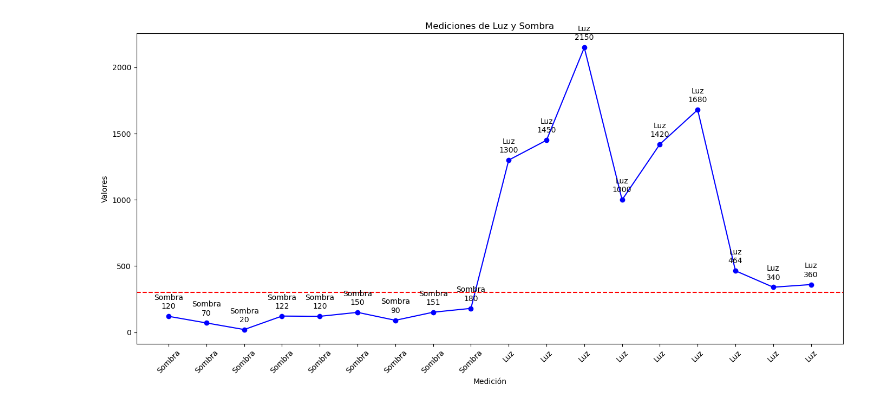
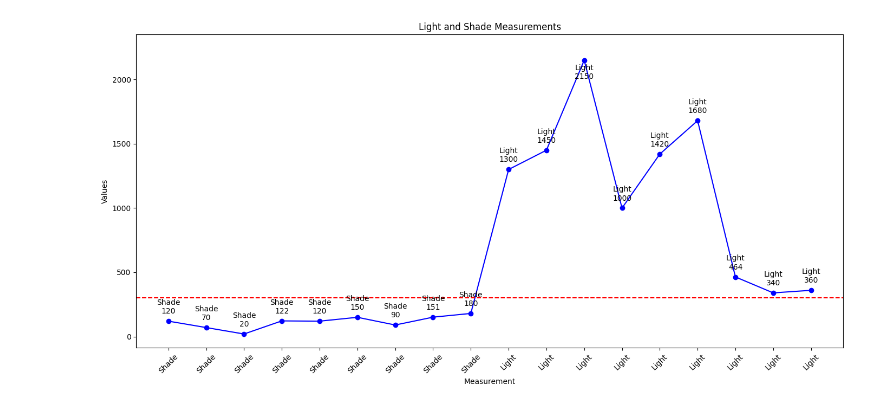
Before and after one commit to IKIAM-NPLab/I_guayusa_chlorogenic_acids, a Jupyter notebook: Notebooks/Control_letter_validation_method.ipynb, the cells around one changed output. Saved outputs shown, nothing was run; the diff lists cells and outputs as text; code cells hidden in the pictures.

```diff
--- a/Notebooks/Control_letter_validation_method.ipynb
+++ b/Notebooks/Control_letter_validation_method.ipynb
@@ -227,52 +270,51 @@ repetibilidad, precision_intermedia
 # %%
 import matplotlib.pyplot as plt
 import pandas as pd
-import os  # Importar para manejar directorios
+import os
 
-# Datos
-condiciones_nuevos = ['Sombra'] * 9 + ['Luz'] * 9
+#Data
+condiciones_nuevos = ['Shade'] * 9 + ['Light'] * 9
 valores_nuevos = [120, 70, 20, 122, 120, 150, 90, 151, 180,
                   1300, 1450, 2150, 1000, 1420, 1680, 464, 340, 360]
 
-# Crear DataFrame
+# Create DataFrame
 df_nuevos = pd.DataFrame({
-    'Condiciones': condiciones_nuevos,
+    'Conditions': condiciones_nuevos,
     'Valores': valores_nuevos
 })
 df_nuevos['Index'] = range(len(df_nuevos))
 
-# Crear figura
+# Create figure
 plt.figure(figsize=(14, 7))
 plt.plot(df_nuevos['Index'], df_nuevos['Valores'], marker='o', linestyle='-', color='blue')
 
-# Añadir etiquetas a cada punto
-for i, (val, cond) in enumerate(zip(df_nuevos['Valores'], df_nuevos['Condiciones'])):
-    plt.annotate(f'{cond}\n{val}', (i, val), textcoords="offset points", xytext=(0, 10), ha='center')
+# Add labels to each point with adaptive scrolling
+for i, (val, cond) in enumerate(zip(df_nuevos['Valores'], df_nuevos['Conditions'])):
+    offset = 10 if val < 2000 else -25  # Alejar etiqueta del borde si valor es muy alto
+    plt.annotate(f'{cond}\n{val}', (i, val), textcoords="offset points", xytext=(0, offset), ha='center')
 
-# Línea horizontal en y=300
+# Horizontal line at y=300
 plt.axhline(y=300, color='red', linestyle='--')
 
-# Títulos y ejes
-plt.title('Mediciones de Luz y Sombra')
-plt.xlabel('Medición')
-plt.ylabel('Valores')
-plt.xticks(df_nuevos['Index'], df_nuevos['Condiciones'], rotation=45)
+# Titles and axes
+plt.title('Light and Shade Measurements')
+plt.xlabel('Measurement')
+plt.ylabel('Values')
+plt.xticks(df_nuevos['Index'], df_nuevos['Conditions'], rotation=45)
+
+# Adjusting the y-axis to add top margin
+plt.ylim(top=max(df_nuevos['Valores']) + 200)
+
+# Adjust element distribution
 plt.tight_layout()
 
-# --- Guardar ANTES de mostrar ---
-# Definir rutas
+
 png_path = "../Result/Methods_validation/Figuras/PNG/figura3.png"
 pdf_path = "../Result/Methods_validation/Figuras/PDF/figura3.pdf"
-
-# Crear directorios si no existen
-os.makedirs(os.path.dirname(png_path), exist_ok=True)
-os.makedirs(os.path.dirname(pdf_path), exist_ok=True)
 
 # Guardar imágenes
 plt.savefig(png_path, dpi=300, bbox_inches='tight')
 plt.savefig(pdf_path, dpi=300, bbox_inches='tight')
-
-# Mostrar gráfica (después de guardar)
 plt.show()
 # %% [output]
-[figure, old version]
+[figure, new version]
```
Also changed, not shown: parts of 11 cells of this notebook, 12 other files.
